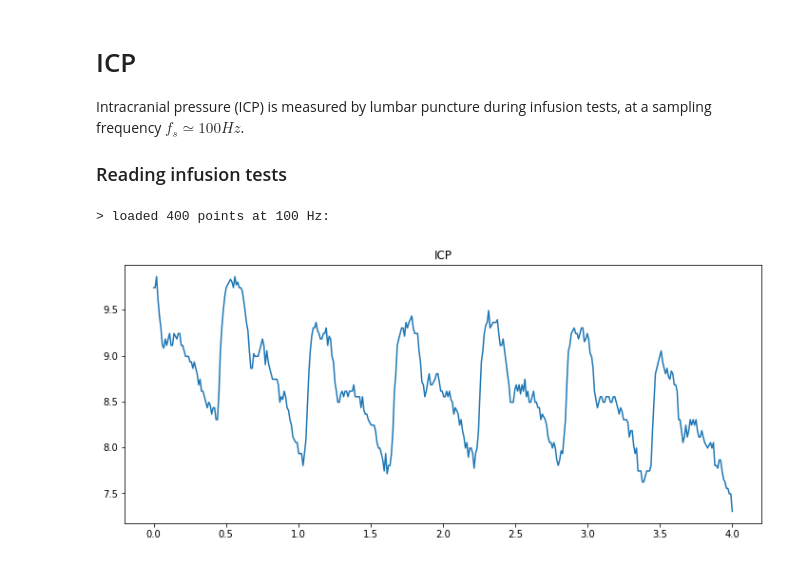
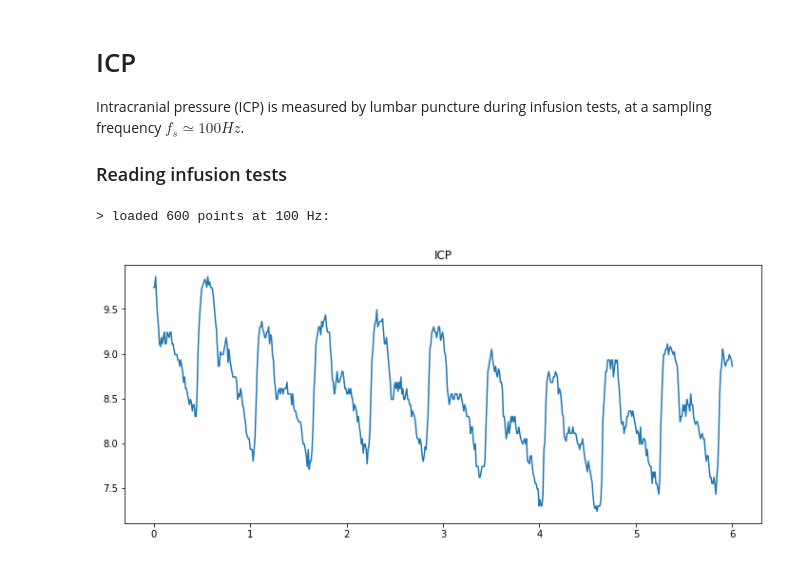
Before and after one commit to opeltre/revert, a Jupyter notebook: notebooks/icp.ipynb, the cells around one changed output. Cells and saved outputs as stored; diff of their text form; code cells hidden in the pictures.

```diff
--- a/notebooks/icp.ipynb
+++ b/notebooks/icp.ipynb
@@ -13,15 +13,15 @@ Intracranial pressure (ICP) is measured by lumbar puncture during infusion tests
 import icp.loader as hdf5
 f = hdf5.File(0)
 # %%
-N = 400
+N = 600
 fs = 100
 icp = f.icp(N)
 t = torch.linspace(0, N/fs, N)
 
 plt.figure(figsize=(12, 5))
 plt.plot(t, icp)
 plt.title('ICP')
 print(f'> loaded {N} points at 100 Hz:')
 # %% [output]
-> loaded 400 points at 100 Hz:
+> loaded 600 points at 100 Hz:
-[figure, old version]
+[figure, new version]
```
Also changed, not shown: parts of 26 cells of this notebook, 1 other file.
